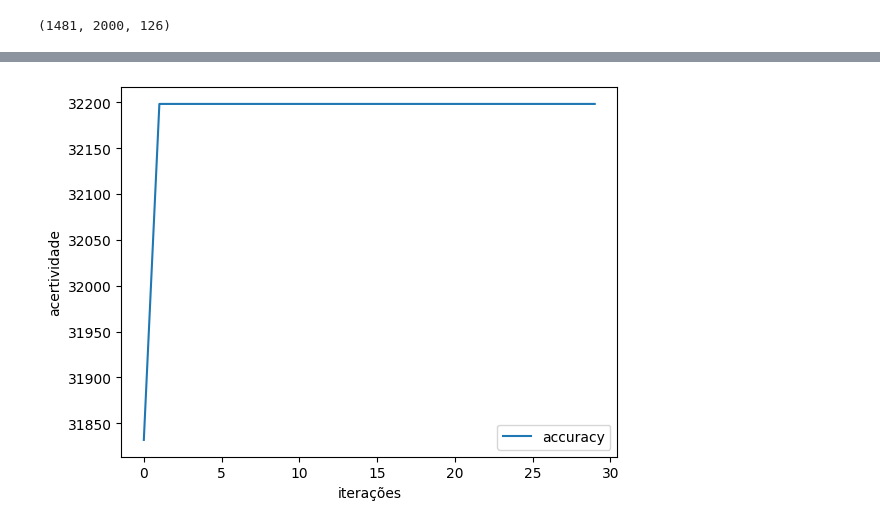
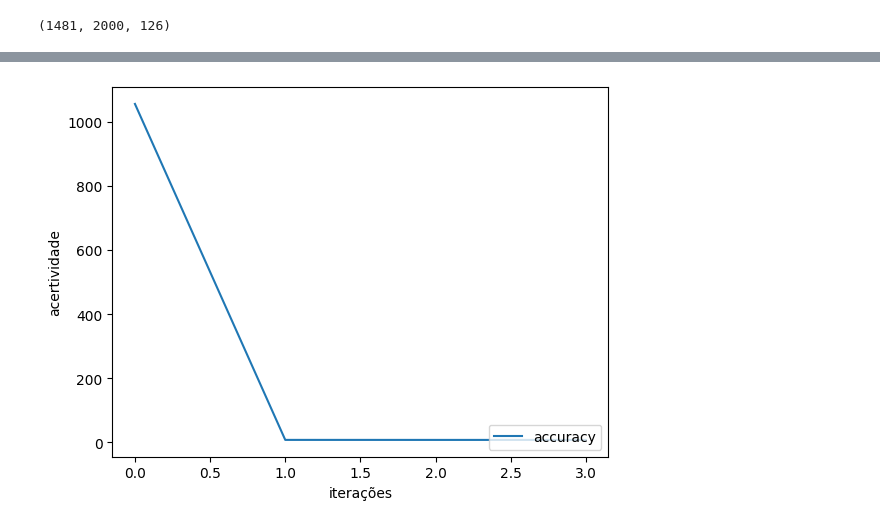
Before and after one commit to Chm-vinicius/coolab_tensorflow_study, a Jupyter notebook: machine_learn.ipynb, the cells around one changed output, grey strips where cells are left out. Saved outputs shown, nothing was run; the diff lists cells and outputs as text; code cells hidden in the pictures.

```diff
--- a/machine_learn.ipynb
+++ b/machine_learn.ipynb
@@ -250,11 +250,16 @@ print(pd_ndt.shape)
 (1481, 2000, 126)
 # %%
 indexes = []
+ind2 = []
 for i in range(1481):
     indexes.append(i)
+    ind2.append(i)
 
 idex = np.array(indexes)
+idex2 = np.array(ind2)
 np.random.shuffle(idex)
 
+np.random.shuffle(idex2)
+print(idex2)
 print(idex)
 # %% [output]
@@ -293,8 +303,8 @@ print(model.input_shape, model.output_shape)
 
 model.compile(
       optimizer=keras.optimizers.Adam(1e-2),
-      loss=[keras.losses.KLDivergence()],
-      metrics=[keras.metrics.KLDivergence()]
+      loss=[keras.losses.SparseCategoricalCrossentropy(from_logits=True)],
+      metrics=[keras.metrics.SparseCategoricalCrossentropy()]
 )
 
 model.summary()
@@ -322,4 +332,4 @@ ________________________________________________________________________________
 # %%
 # dtst = keras.utils.to_categorical(dataset.choose_from_datasets(dataset, [0]), dtype="float32")
-history = model.fit([categ, pd_ndt], [idex], epochs=30, validation_data=([categ, pd_ndt], [idex]))
+history = model.fit([categ, pd_ndt], idex, epochs=4, validation_data=([categ, pd_ndt], idex2))
 # %% [output]
@@ -348,8 +349,8 @@ plt.plot(history.history['loss'], label='accuracy')
 # plt.plot(history.history['logcosh'], label= 'logcosh')
 plt.xlabel('iterações')
 plt.ylabel('acertividade')
-# plt.ylim([0.1,0.7])
+# plt.ylim([1,10])
 plt.legend(loc='lower right')
 
-test_loss, test_acc, *outros = model.evaluate([categ, pd_ndt], np.array(idex), verbose=2)
+test_loss, test_acc, *outros = model.evaluate([categ, pd_ndt], idex, verbose=2)
 # %% [output]
@@ -358 +359 @@ test_loss, test_acc, *outros = model.evaluate([categ, pd_ndt], np.array(idex), v
-[figure, old version]
+[figure, new version]
```
Also changed, not shown: parts of 10 cells of this notebook, 1 other file.
